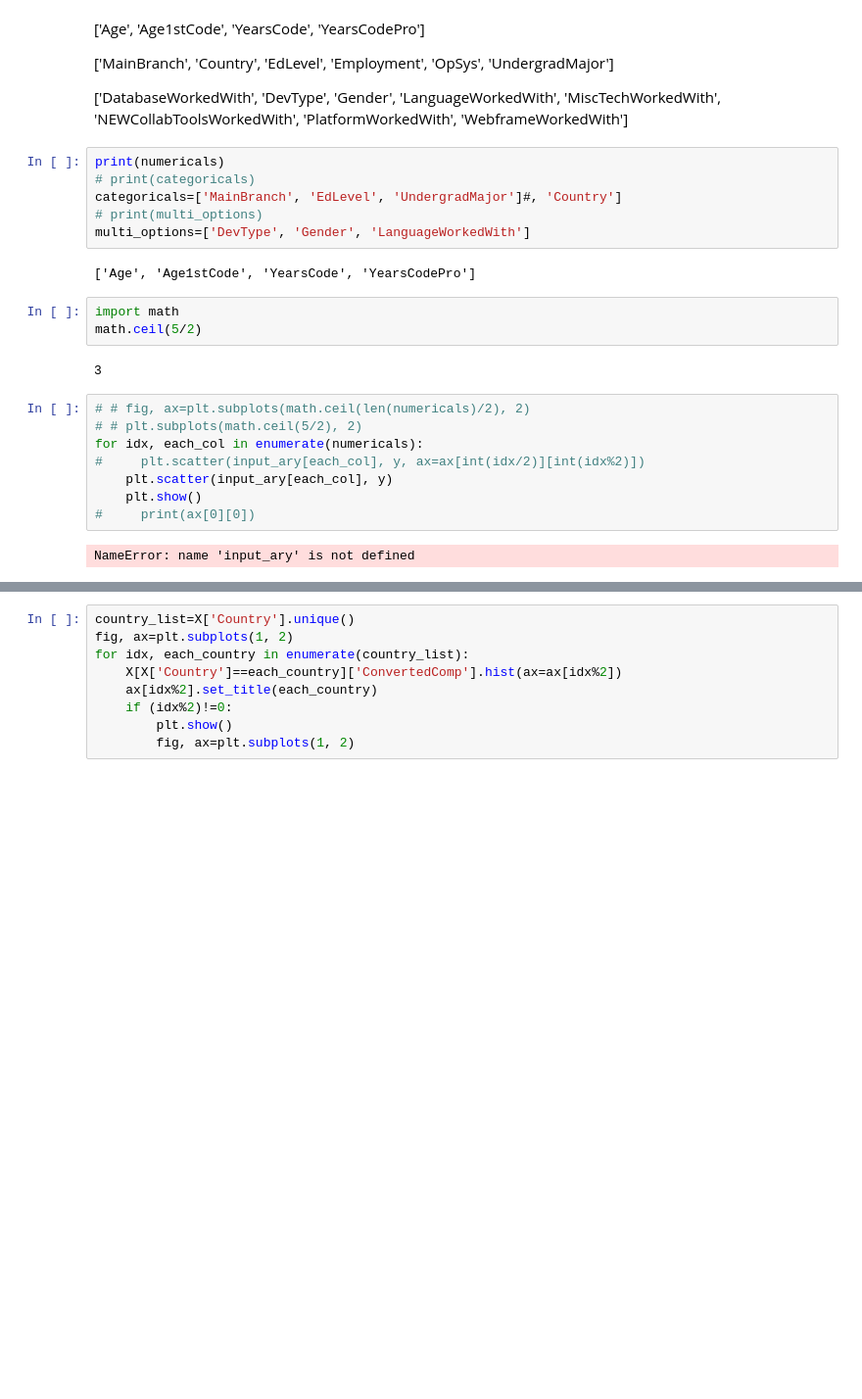
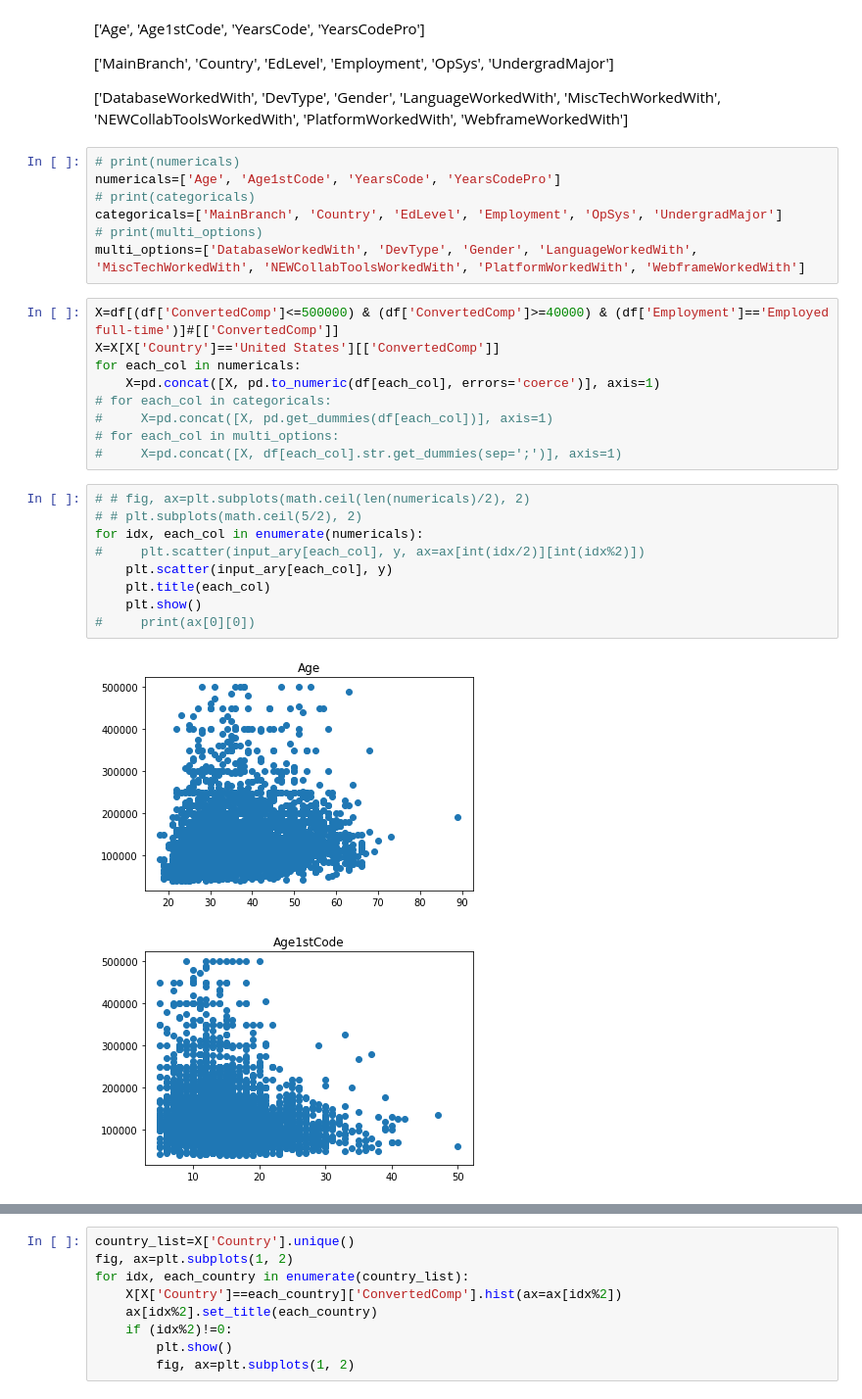
Before and after one commit to kevinclee26/salary_prediction, a Jupyter notebook: model/Untitled.ipynb, the cells around one changed output, grey strips where cells are left out. Shown at 98% size. Cells and saved outputs as stored; diff of their text form; blank space fills up the shorter version.

```diff
--- a/model/Untitled.ipynb
+++ b/model/Untitled.ipynb
@@ -262,25 +262,30 @@ Name: YearsCodePro, Length: 64461, dtype: float64
 
 ['DatabaseWorkedWith', 'DevType', 'Gender', 'LanguageWorkedWith', 'MiscTechWorkedWith', 'NEWCollabToolsWorkedWith', 'PlatformWorkedWith', 'WebframeWorkedWith']
 # %%
-print(numericals)
+# print(numericals)
+numericals=['Age', 'Age1stCode', 'YearsCode', 'YearsCodePro']
 # print(categoricals)
-categoricals=['MainBranch', 'EdLevel', 'UndergradMajor']#, 'Country']
+categoricals=['MainBranch', 'Country', 'EdLevel', 'Employment', 'OpSys', 'UndergradMajor']
 # print(multi_options)
-multi_options=['DevType', 'Gender', 'LanguageWorkedWith']
+multi_options=['DatabaseWorkedWith', 'DevType', 'Gender', 'LanguageWorkedWith', 'MiscTechWorkedWith', 'NEWCollabToolsWorkedWith', 'PlatformWorkedWith', 'WebframeWorkedWith']
-# %% [output]
-['Age', 'Age1stCode', 'YearsCode', 'YearsCodePro']
-# %%
-import math
-math.ceil(5/2)
-# %% [output]
-3
+# %%
+X=df[(df['ConvertedComp']<=500000) & (df['ConvertedComp']>=40000) & (df['Employment']=='Employed full-time')]#[['ConvertedComp']]
+X=X[X['Country']=='United States'][['ConvertedComp']]
+for each_col in numericals:
+    X=pd.concat([X, pd.to_numeric(df[each_col], errors='coerce')], axis=1)
+# for each_col in categoricals:
+#     X=pd.concat([X, pd.get_dummies(df[each_col])], axis=1)
+# for each_col in multi_options:
+#     X=pd.concat([X, df[each_col].str.get_dummies(sep=';')], axis=1)
 # %%
 # # fig, ax=plt.subplots(math.ceil(len(numericals)/2), 2)
 # # plt.subplots(math.ceil(5/2), 2)
 for idx, each_col in enumerate(numericals):
 #     plt.scatter(input_ary[each_col], y, ax=ax[int(idx/2)][int(idx%2)])
     plt.scatter(input_ary[each_col], y)
+    plt.title(each_col)
     plt.show()
 #     print(ax[0][0])
 # %% [output]
-NameError: name 'input_ary' is not defined
+[figure, added]
+[figure, added]
```
Also changed, not shown: parts of 9 cells of this notebook.
